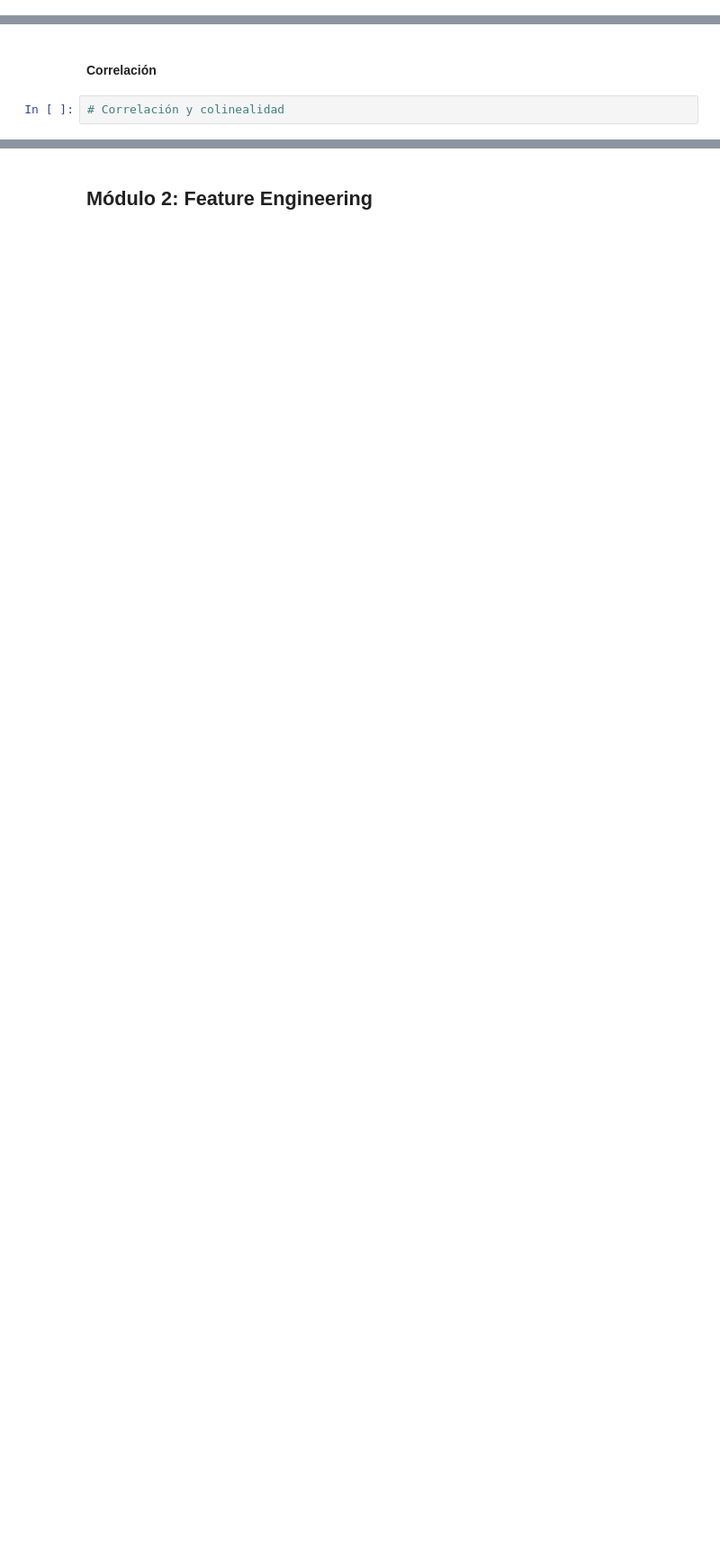
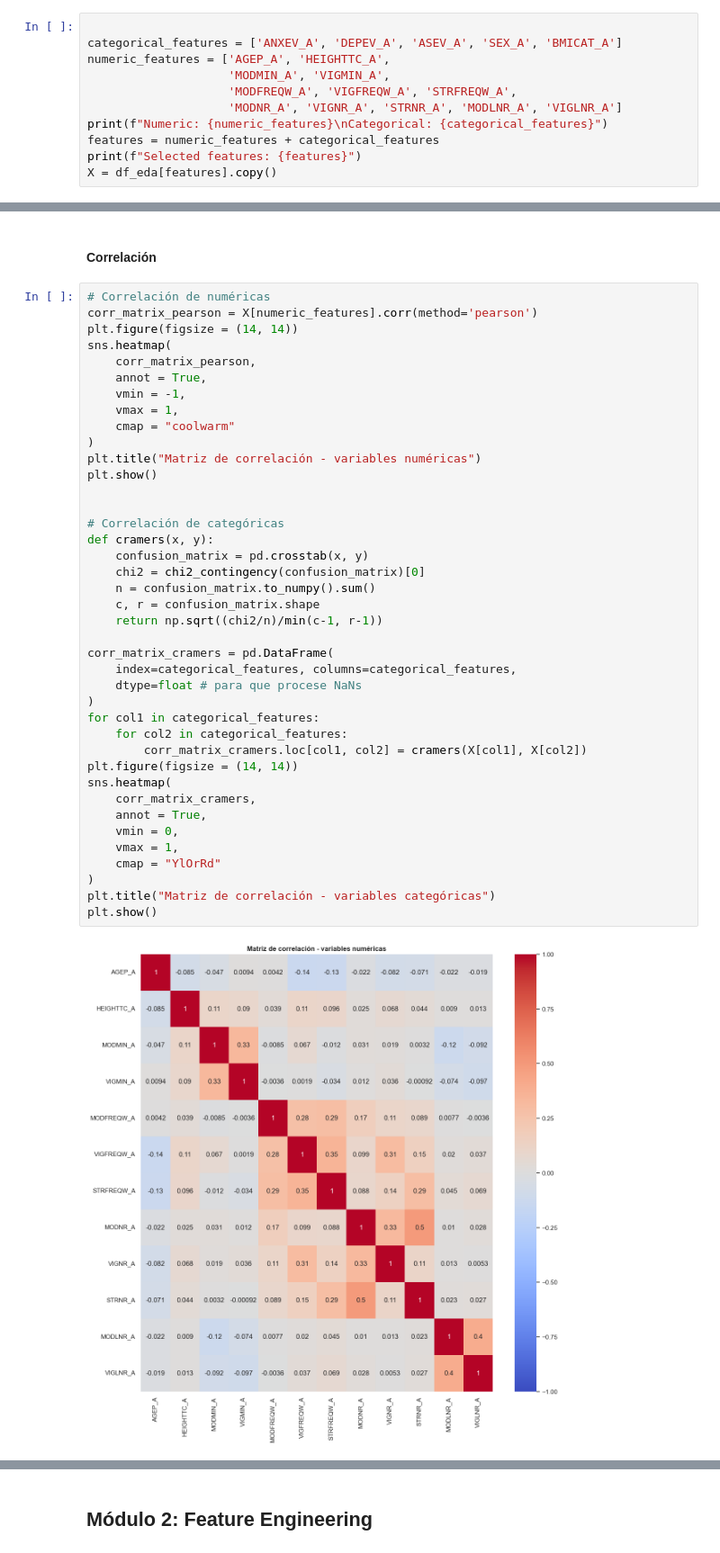
Before and after one commit to anairinac/tfm-wearable-health, a Jupyter notebook: notebooks/notebook.ipynb, the cells around one changed output, grey strips where cells are left out. Shown at 90% size. Saved outputs shown, nothing was run; the diff lists cells and outputs as text; blank space fills up the shorter version.

```diff
--- a/notebooks/notebook.ipynb
+++ b/notebooks/notebook.ipynb
@@ -1115,0 +1201,11 @@ df_y['y_respiratorio'] = np.where(
+# %%
+
+categorical_features = ['ANXEV_A', 'DEPEV_A', 'ASEV_A', 'SEX_A', 'BMICAT_A']
+numeric_features = ['AGEP_A', 'HEIGHTTC_A',
+                    'MODMIN_A', 'VIGMIN_A',
+                    'MODFREQW_A', 'VIGFREQW_A', 'STRFREQW_A',
+                    'MODNR_A', 'VIGNR_A', 'STRNR_A', 'MODLNR_A', 'VIGLNR_A']
+print(f"Numeric: {numeric_features}\nCategorical: {categorical_features}")
+features = numeric_features + categorical_features
+print(f"Selected features: {features}")
+X = df_eda[features].copy()
@@ -1116,4 +1216,44 @@ df_y['y_respiratorio'] = np.where(
 # %% [markdown]
 #### Correlación
 # %%
-# Correlación y colinealidad
+# Correlación de numéricas
+corr_matrix_pearson = X[numeric_features].corr(method='pearson')
+plt.figure(figsize = (14, 14))
+sns.heatmap(
+    corr_matrix_pearson,
+    annot = True,
+    vmin = -1,
+    vmax = 1,
+    cmap = "coolwarm"
+)
+plt.title("Matriz de correlación - variables numéricas")
+plt.show()
+
+
+# Correlación de categóricas
+def cramers(x, y):
+    confusion_matrix = pd.crosstab(x, y)
+    chi2 = chi2_contingency(confusion_matrix)[0]
+    n = confusion_matrix.to_numpy().sum()
+    c, r = confusion_matrix.shape
+    return np.sqrt((chi2/n)/min(c-1, r-1))
+
+corr_matrix_cramers = pd.DataFrame(
+    index=categorical_features, columns=categorical_features,
+    dtype=float # para que procese NaNs
+)
+for col1 in categorical_features:
+    for col2 in categorical_features:
+        corr_matrix_cramers.loc[col1, col2] = cramers(X[col1], X[col2])
+plt.figure(figsize = (14, 14))
+sns.heatmap(
+    corr_matrix_cramers,
+    annot = True,
+    vmin = 0,
+    vmax = 1,
+    cmap = "YlOrRd"
+)
+plt.title("Matriz de correlación - variables categóricas")
+plt.show()
+# %% [output]
+[figure, added]
```
Also changed, not shown: parts of 28 cells of this notebook.
